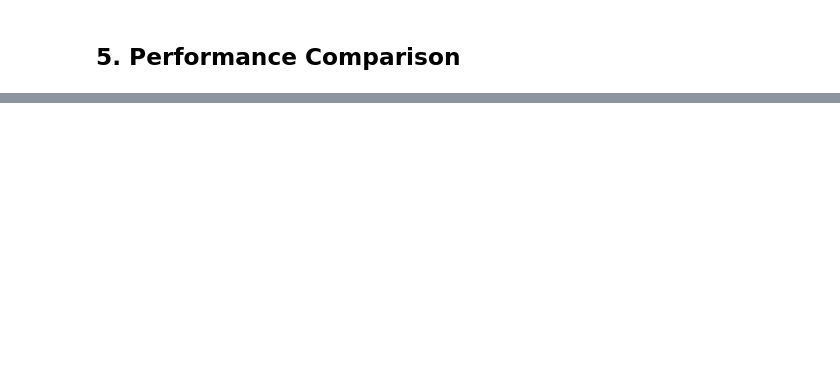
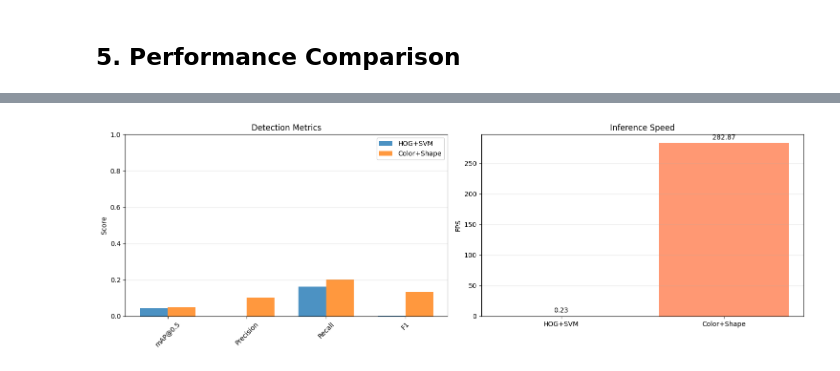
Before and after one commit to KiRzEa/ITS, a Jupyter notebook: notebooks/02_traditional_methods.ipynb, the cells around one changed output, grey strips where cells are left out. Saved outputs shown, nothing was run; the diff lists cells and outputs as text; code cells hidden in the pictures; blank space fills up the shorter version.

```diff
--- a/notebooks/02_traditional_methods.ipynb
+++ b/notebooks/02_traditional_methods.ipynb
@@ -351,0 +540,91 @@ HOG+SVM    0.942                1.81 552.9
+# %%
+# Benchmark speed
+print("Benchmarking speeds...")
+hog_speed = SpeedMetrics()
+color_speed = SpeedMetrics()
+
+for img_path in tqdm(val_images[:30]):
+    img = cv2.imread(str(img_path))
+    if img is None:
+        continue
+
+    # HOG+SVM
+    start = time.time()
+    _ = sliding_detector.detect(img, confidence_threshold=0.5)
+    hog_speed.update(time.time() - start)
+
+    # Color+Shape
+    start = time.time()
+    _ = color_shape.detect(img, confidence_threshold=0.5)
+    color_speed.update(time.time() - start)
+
+hog_speed_summary = hog_speed.get_summary()
+color_speed_summary = color_speed.get_summary()
+
+# Comparison table
+import pandas as pd
+
+comparison = {
+    'HOG+SVM': {
+        'mAP@0.5': f"{hog_svm_metrics['mAP']:.4f}",
+        'Precision': f"{hog_svm_metrics['precision']:.4f}",
+        'Recall': f"{hog_svm_metrics['recall']:.4f}",
+        'F1': f"{hog_svm_metrics['f1_score']:.4f}",
+        'FPS': f"{hog_speed_summary['avg_fps']:.2f}"
+    },
+    'Color+Shape': {
+        'mAP@0.5': f"{color_shape_results['mAP']:.4f}",
+        'Precision': f"{color_shape_results['precision']:.4f}",
+        'Recall': f"{color_shape_results['recall']:.4f}",
+        'F1': f"{color_shape_results['f1_score']:.4f}",
+        'FPS': f"{color_speed_summary['avg_fps']:.2f}"
+    }
+}
+
+df = pd.DataFrame(comparison).T
+
+print("\n" + "="*80)
+print("TRADITIONAL METHODS COMPARISON")
+print("="*80)
+print(df.to_string())
+print("="*80)
+
+# Plot
+fig, axes = plt.subplots(1, 2, figsize=(15, 5))
+
+# Metrics
+metrics = ['mAP@0.5', 'Precision', 'Recall', 'F1']
+hog_vals = [hog_svm_metrics['mAP'], hog_svm_metrics['precision'], hog_svm_metrics['recall'], hog_svm_metrics['f1_score']]
+color_vals = [color_shape_results['mAP'], color_shape_results['precision'], color_shape_results['recall'], color_shape_results['f1_score']]
+
+x = np.arange(len(metrics))
+width = 0.35
+
+axes[0].bar(x - width/2, hog_vals, width, label='HOG+SVM', alpha=0.8)
+axes[0].bar(x + width/2, color_vals, width, label='Color+Shape', alpha=0.8)
+axes[0].set_ylabel('Score')
+axes[0].set_title('Detection Metrics')
+axes[0].set_xticks(x)
+axes[0].set_xticklabels(metrics, rotation=45)
+axes[0].legend()
+axes[0].grid(axis='y', alpha=0.3)
+axes[0].set_ylim([0, 1.0])
+
+# Speed
+methods = ['HOG+SVM', 'Color+Shape']
+fps = [hog_speed_summary['avg_fps'], color_speed_summary['avg_fps']]
+
+axes[1].bar(methods, fps, alpha=0.8, color=['steelblue', 'coral'])
+axes[1].set_ylabel('FPS')
+axes[1].set_title('Inference Speed')
+axes[1].grid(axis='y', alpha=0.3)
+
+for i, v in enumerate(fps):
+    axes[1].text(i, v + max(fps)*0.02, f'{v:.2f}', ha='center')
+
+plt.tight_layout()
+plt.savefig('experiments/traditional_methods_comparison.png', dpi=150, bbox_inches='tight')
+plt.show()
+
+print("\n✅ Saved to: experiments/traditional_methods_comparison.png")
+# %% [output]
@@ -351,0 +639 @@ HOG+SVM    0.942                1.81 552.9
+[figure, added]
```
Also changed, not shown: parts of 22 cells of this notebook, 9 other files.
